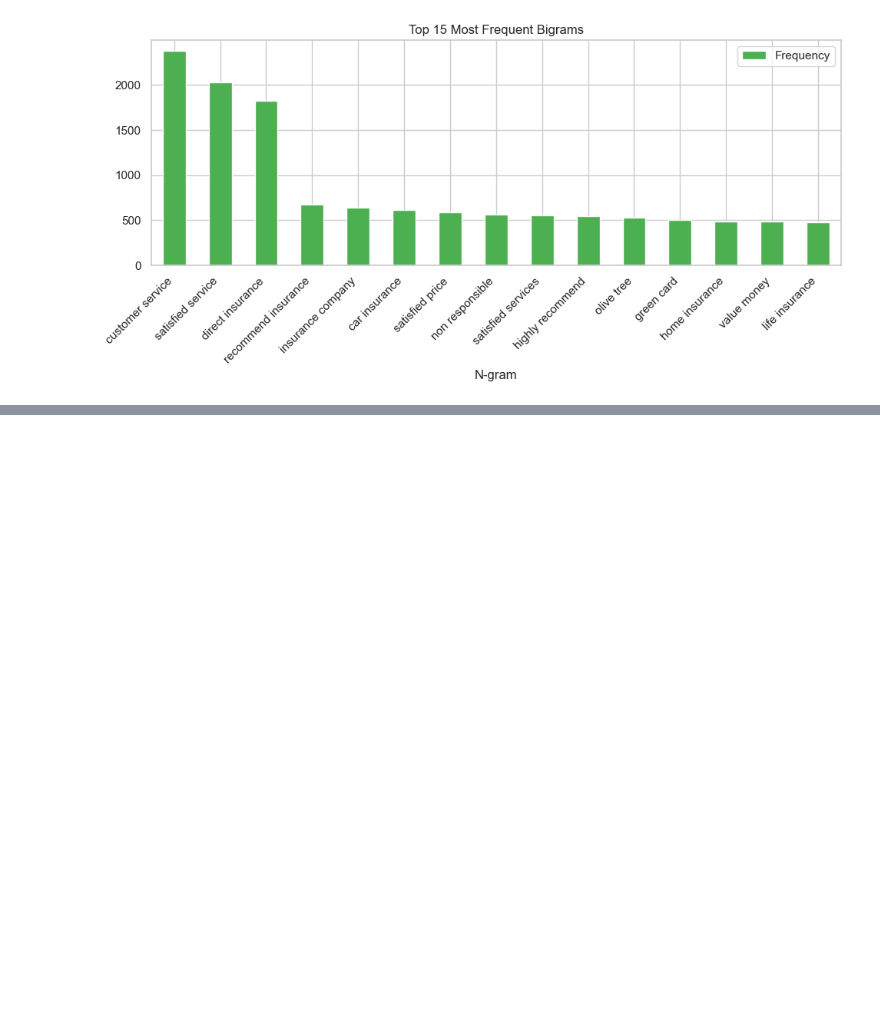
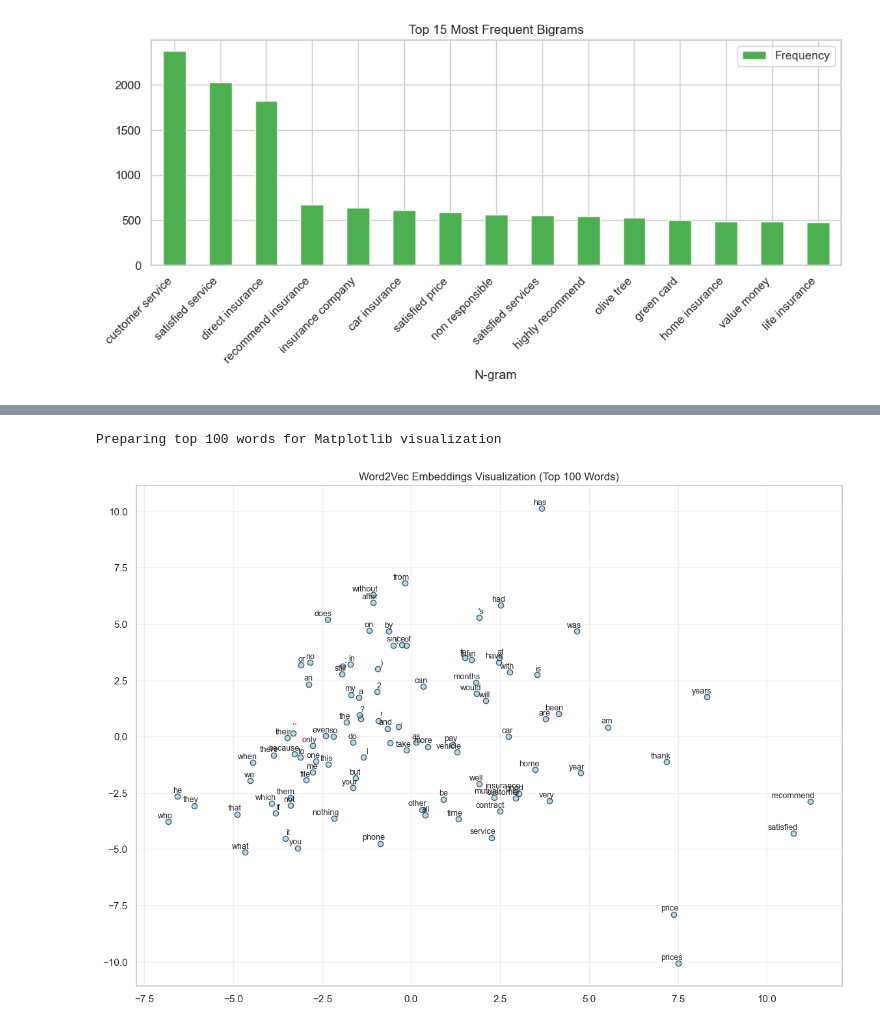
Before and after one commit to NathanG349/NLP_project2, a Jupyter notebook: Project.ipynb, the cells around one changed output, grey strips where cells are left out. Cells and saved outputs as stored; diff of their text form; code cells hidden in the pictures; blank space fills up the shorter version.

Commit message:
continue project until word2vec embedding

```diff
--- a/Project.ipynb
+++ b/Project.ipynb
@@ -223,0 +286,35 @@ Corrected: Assureur à fuir, un assure pas ses responsabilités! Son agent de’
+# %%
+import matplotlib.pyplot as plt
+from sklearn.decomposition import PCA
+import numpy as np
+
+print("Preparing top 100 words for Matplotlib visualization")
+
+# Extract the top 100 most frequent words and their vectors
+words_to_plot = list(w2v_model.wv.index_to_key)[:100]
+vectors = np.array([w2v_model.wv[word] for word in words_to_plot])
+
+# Compress from 100 dimensions down to 2
+pca = PCA(n_components=2)
+vectors_2d = pca.fit_transform(vectors)
+
+# Create the scatter plot
+plt.figure(figsize=(14, 10))
+plt.scatter(vectors_2d[:, 0], vectors_2d[:, 1], c='skyblue', edgecolors='k', alpha=0.7)
+
+# Add the word labels to each dot
+for i, word in enumerate(words_to_plot):
+    plt.annotate(word,
+                 xy=(vectors_2d[i, 0], vectors_2d[i, 1]),
+                 xytext=(5, 2),
+                 textcoords='offset points',
+                 ha='right',
+                 va='bottom',
+                 fontsize=9)
+
+plt.title("Word2Vec Embeddings Visualization (Top 100 Words)")
+plt.grid(True, alpha=0.3)
+plt.show()
+# %% [output]
+Preparing top 100 words for Matplotlib visualization
+[figure, added]
```
Also changed, not shown: parts of 6 cells of this notebook.
